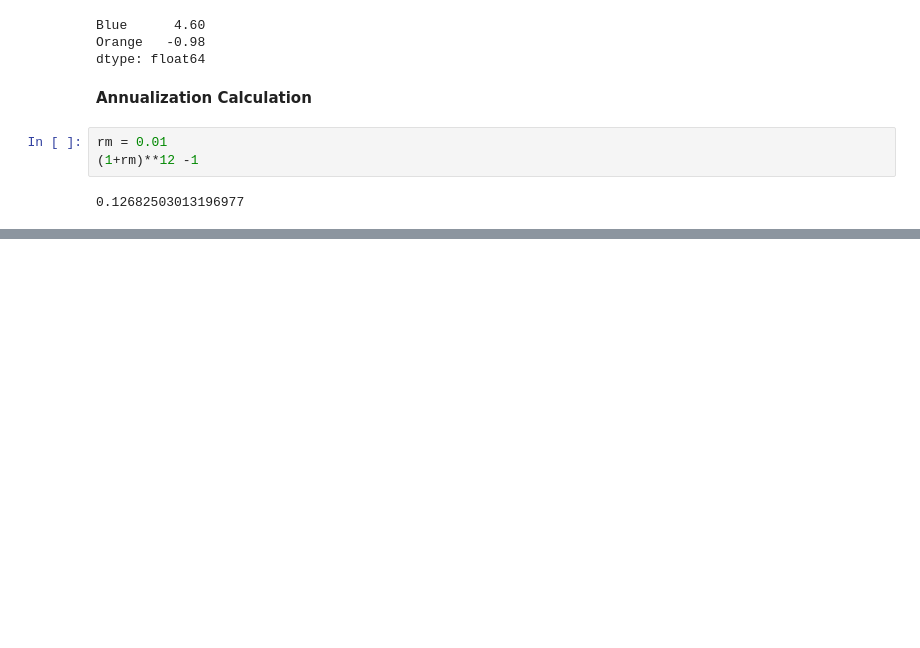
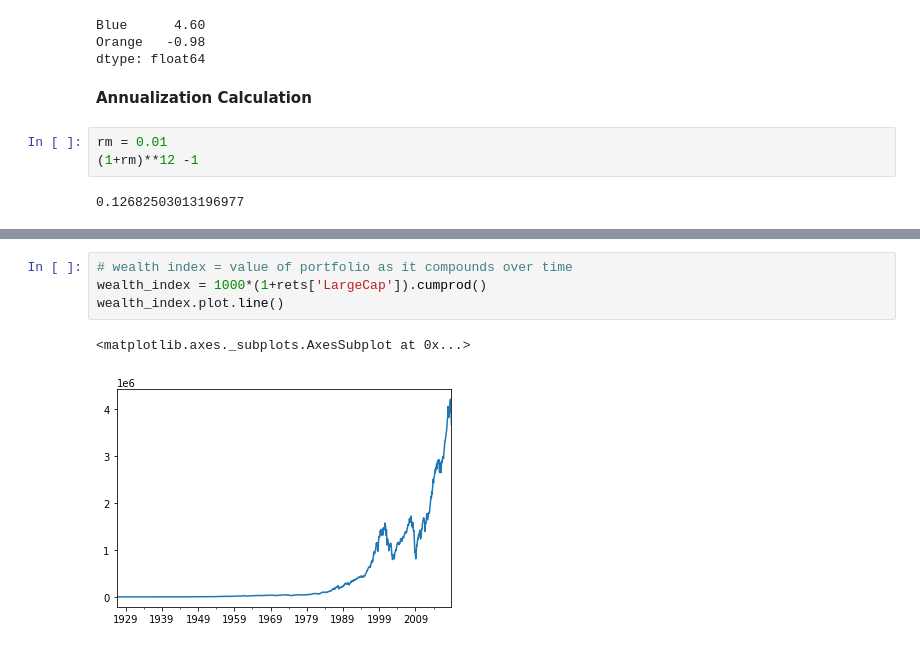
Before and after one commit to jade-lam/Coursera-EDHEC_InvMgt, a Jupyter notebook: EDHEC - Intro to Portfolio Construction with Python.ipynb, the cells around one changed output, grey strips where cells are left out. Drawn from its saved outputs; the diff is of its cells as text; blank space fills up the shorter version.

```diff
--- a/EDHEC - Intro to Portfolio Construction with Python.ipynb
+++ b/EDHEC - Intro to Portfolio Construction with Python.ipynb
@@ -107,0 +182,7 @@ rm = 0.01
+# %%
+# wealth index = value of portfolio as it compounds over time
+wealth_index = 1000*(1+rets['LargeCap']).cumprod()
+wealth_index.plot.line()
+# %% [output]
+<matplotlib.axes._subplots.AxesSubplot at 0x...>
+[figure, added]
```
Also changed, not shown: parts of 29 cells of this notebook.
